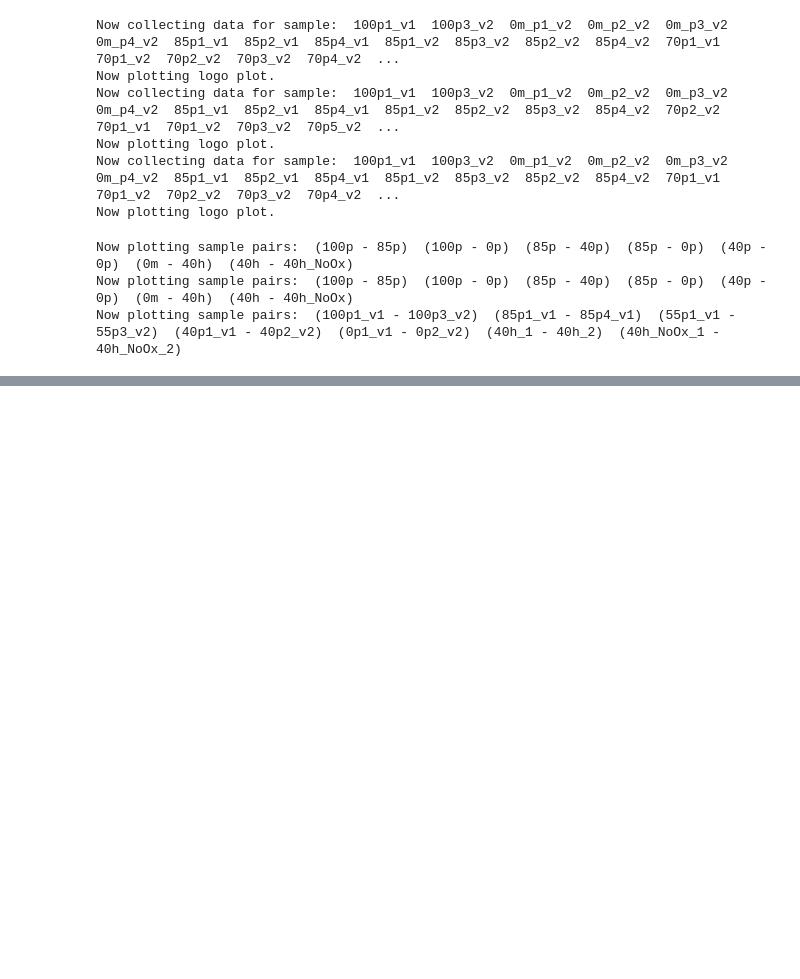
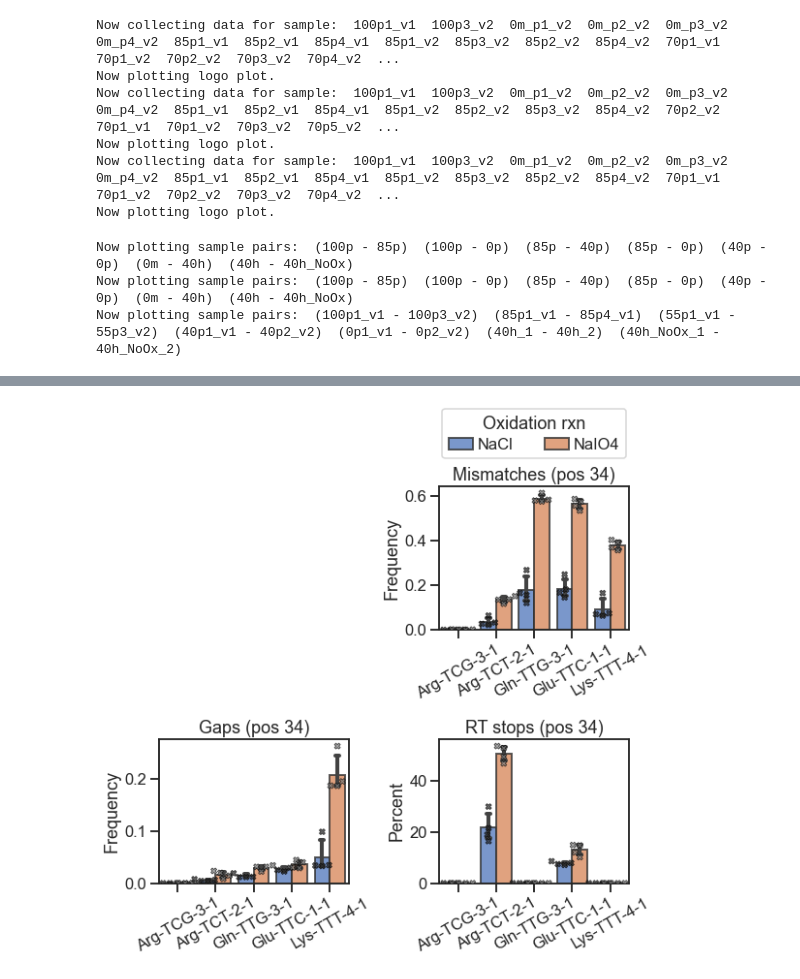
Before and after one commit to krdav/tRNA-charge-seq, a Jupyter notebook: projects/tRNAseq_mtests/process_data.ipynb, the cells around one changed output, grey strips where cells are left out. Cells and saved outputs as stored; diff of their text form; code cells hidden in the pictures; blank space fills up the shorter version.

Commit message:
pos34 mod plots

```diff
--- a/projects/tRNAseq_mtests/process_data.ipynb
+++ b/projects/tRNAseq_mtests/process_data.ipynb
@@ -247,6 +248,6 @@ Now plotting sample pairs:  (100p1_v1 - 100p3_v2)  (85p1_v1 - 85p4_v1)  (55p1_v1
 ### Perform transcript mutation analysis ###
 TM_obj = TM_analysis(dir_dict, sample_df, tRNA_database, pull_default=False, \
                      common_seqs=common_seqs, ignore_common_count=False, \
-                     overwrite_dir=False)
+                     overwrite_dir=False, check_exists=False)
 # %% [output]
 Using common sequences...
@@ -335,0 +374,14 @@ TM_obj.plot_transcript_mut_compare(species='human', \
+# %%
+# Plot the mutation/gap/RT stop data for
+# position 34 wobble position (see Lentini, Ramos & Fu 2018)
+# to infer mcm5s2U modification status:
+data_dict = TM_obj.plot_transcript_mut_pos(34, min_count_show=500, \
+                                           plot_name='pos34_NoOx-vs-Ox', \
+                                           xlabel_rot=30, \
+                                           sample_list_incl=['40h_1', '40h_NoOx_1', '40h_2', '40h_NoOx_2', \
+                                                             '40h_3', '40h_NoOx_3', '40h_4', '40h_NoOx_4'], \
+                                           anno_substring_incl=['Homo_sapiens_tRNA-Lys-TTT-4-1', \
+                                                                'Homo_sapiens_tRNA-Gln-TTG-3-1', \
+                                                                'Homo_sapiens_tRNA-Arg-TCT-2-1', \
+                                                                'Homo_sapiens_tRNA-Arg-TCG-3-1', \
+                                                                'Homo_sapiens_tRNA-Glu-TTC-1-1'])
@@ -335,0 +411,48 @@ TM_obj.plot_transcript_mut_compare(species='human', \
+# %%
+# Plot the mutation/gap/RT stop data for
+# position 34 to infer mcm5s2U modification status:
+fig = plt.figure(figsize=(8.5, 8.5))
+gs = fig.add_gridspec(2, 2)
+ax1 = fig.add_subplot(gs[0, 1])
+ax2 = fig.add_subplot(gs[1, 0])
+ax3 = fig.add_subplot(gs[1, 1])
+
+x_order = natsorted(set(df_cat['anno_shorter']))
+hue_order = ['NaCl', 'NaIO4']
+
+for dtyp, ax in zip(['mut', 'gap', 'RTstops'], [ax1, ax2, ax3]):
+    mask = (df_cat['data_type'] == dtyp)
+    g1 = sns.barplot(ax=ax, data=df_cat[mask], x='anno_shorter', y='mut_freq', hue='sample_name_ox', \
+                     capsize=0.1, edgecolor=".2", linewidth=2, alpha=0.8, \
+                     order=x_order, hue_order=hue_order)
+    g2 = sns.swarmplot(ax=ax, data=df_cat[mask], x='anno_shorter', y='mut_freq', hue='sample_name_ox', \
+                       palette='dark:grey', alpha=0.7, edgecolor='black', dodge=True, \
+                       linewidth=0.8, size=6, marker='X', warn_thresh=1, order=x_order, legend=False, \
+                       hue_order=hue_order)
+    g1.set_xticklabels(g1.get_xticklabels(), rotation=30)
+
+    if dtyp == 'RTstops':
+        g2.set_ylabel('Percent')
+        g2.set_xlabel('')
+        g2.set_title('RT stops (pos 34)')
+        g1.legend_ = None
+
+    if dtyp == 'mut':
+        g2.set_ylabel('Frequency')
+        g2.set_xlabel('')
+        g2.set_title('Mismatches (pos 34)')
+        sns.move_legend(g1, "lower center", bbox_to_anchor=(0.5, 1.17), \
+                        ncol=2, title='Oxidation rxn', alignment='center', \
+                        labelspacing=0.3, handletextpad=0.3, borderaxespad=0.2, \
+                        handlelength=1.5)
+
+    if dtyp == 'gap':
+        g2.set_ylabel('Frequency')
+        g2.set_xlabel('')
+        g2.set_title('Gaps (pos 34)')
+        g1.legend_ = None
+
+fig.tight_layout()
+fig.savefig('data/transcript_mutations/pos34_mcm5s2U_NoOx-vs-Ox.pdf', bbox_inches='tight')
+# %% [output]
+[figure, added]
```
Also changed, not shown: parts of 6 cells of this notebook.
